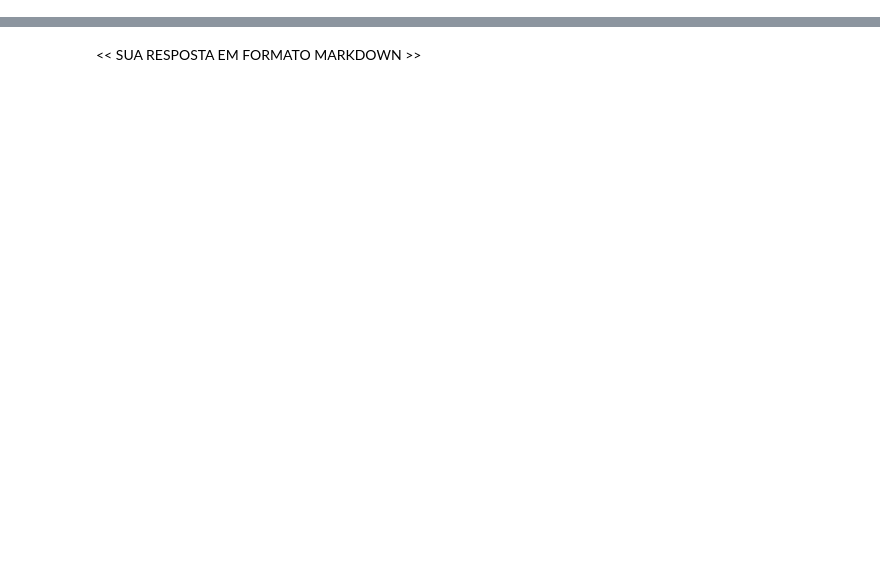
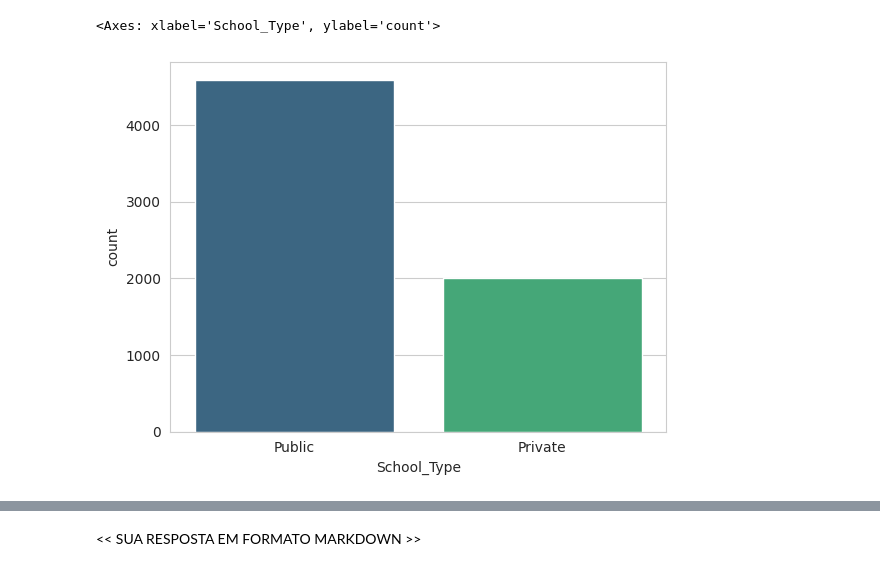
Before and after one commit to JosManoel/IA2Edu-2025.2-BTI-UFRN, a Jupyter notebook: LAB4_Analise_exploratoria_de_dados_educacionais.ipynb, the cells around one changed output, grey strips where cells are left out. Saved outputs shown, nothing was run; the diff lists cells and outputs as text; code cells hidden in the pictures; blank space fills up the shorter version.

Commit message:
feat() visualizacao

```diff
--- a/LAB4_Analise_exploratoria_de_dados_educacionais.ipynb
+++ b/LAB4_Analise_exploratoria_de_dados_educacionais.ipynb
@@ -53,0 +60,3 @@ Seu nome.
+# %%
+#importando dados
+df = pd.read_csv('res/StudentPerformanceFactors.csv')
@@ -53,0 +121,22 @@ Seu nome.
+# %%
+#Visualizando tipos de dados presentes na coluna
+print(f"Teacher Quality data: {df['Teacher_Quality'].unique()}")
+print(f"Parental Education Level: {df['Parental_Education_Level'].unique()}")
+print(f"Distance from Home: {df['Distance_from_Home'].unique()}")
+
+#encontrando a moda
+moda_tq = df['Teacher_Quality'].mode()[0]
+moda_pe = df['Parental_Education_Level'].mode()[0]
+moda_dh = df['Distance_from_Home'].mode()[0]
+
+print(f"Moda encontrada para Teacher Quality: {moda_tq}")
+print(f"Moda encontrada para Parental Education Level: {moda_pe}")
+print(f"Moda encontrada para Distance rom Home: {moda_dh}")
+
+#preenchendo os valores nulos com a moda
+df['Teacher_Quality'].fillna(moda_tq, inplace=True)
+df['Parental_Education_Level'].fillna(moda_pe, inplace=True)
+df['Distance_from_Home'].fillna(moda_dh, inplace=True)
+
+#verificando dados nulos
+df.isnull().sum()
@@ -53,0 +220,13 @@ Seu nome.
+# %%
+#Visualizacao dos dados School_Type
+
+sns.countplot(
+    data=df,
+    x='School_Type',
+    hue='School_Type',
+    legend=False,
+    palette = 'viridis'
+)
+# %% [output]
+<Axes: xlabel='School_Type', ylabel='count'>
+[figure, added]
```
Also changed, not shown: parts of 26 cells of this notebook, 1 other file.
